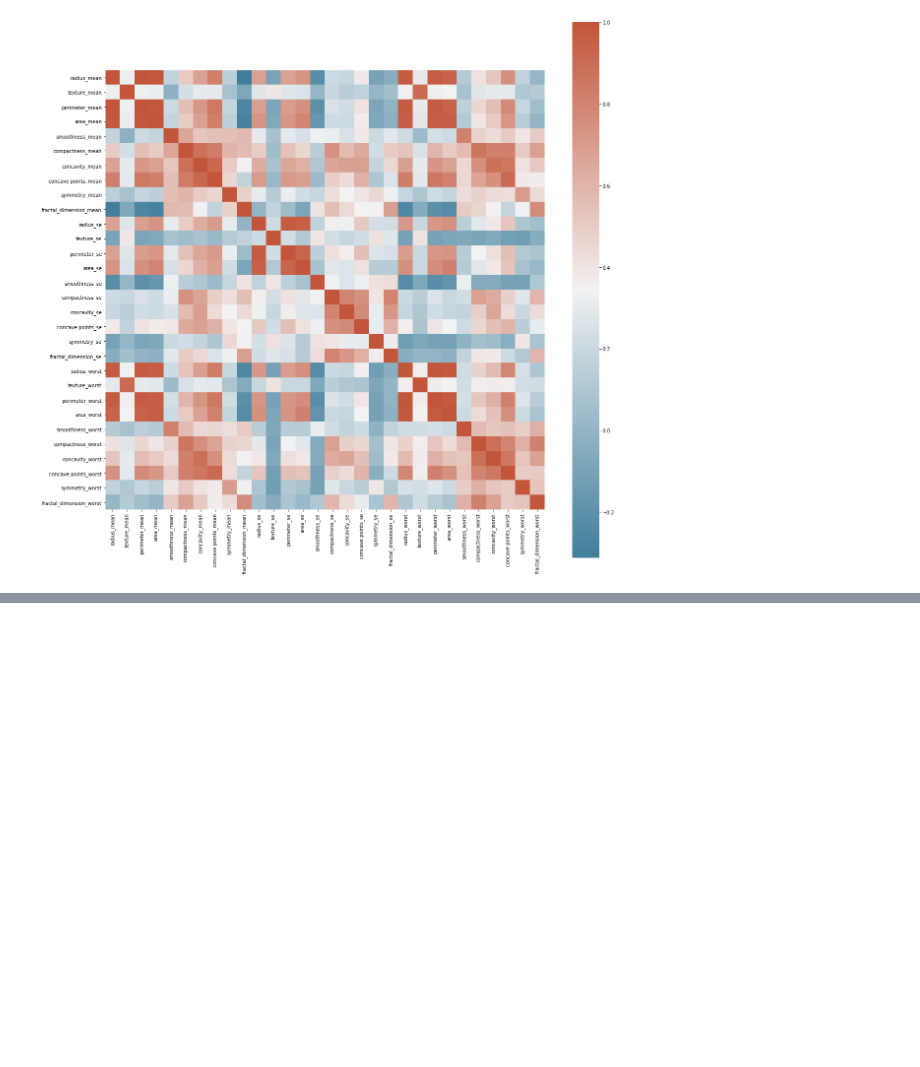
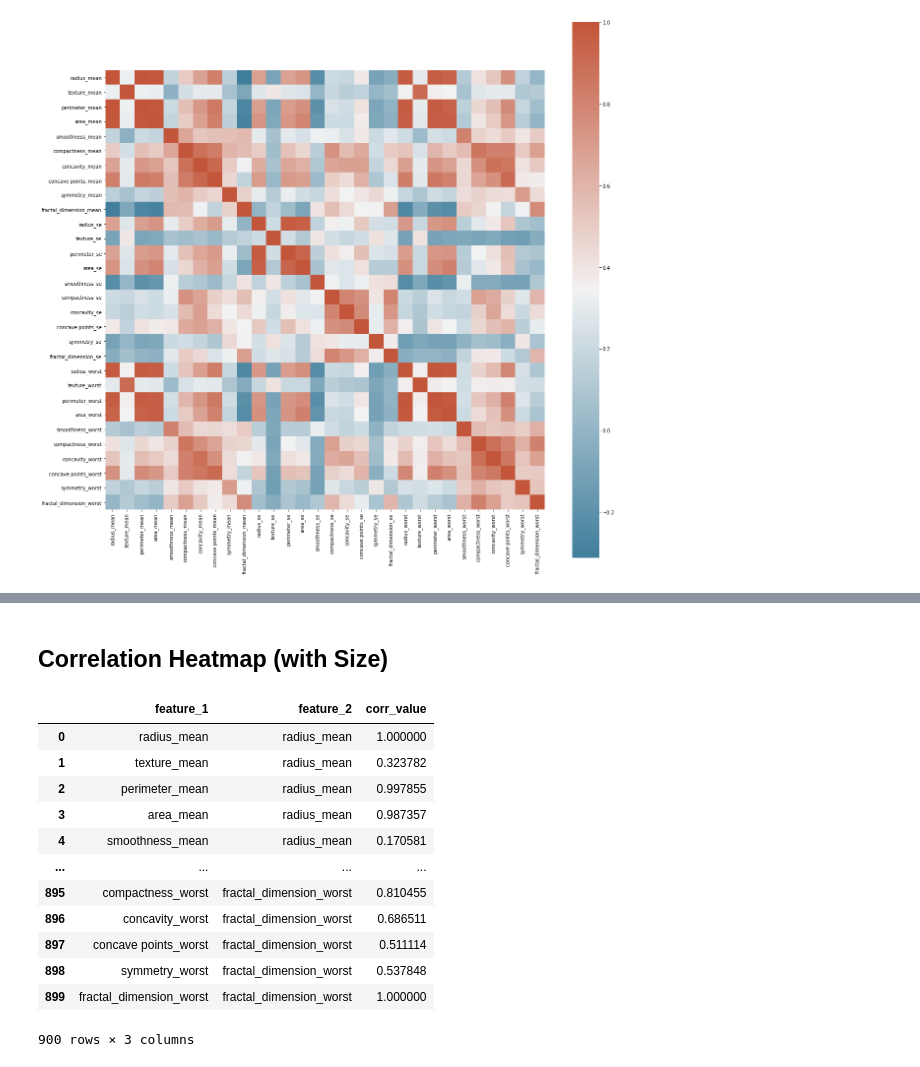
Before and after one commit to malthusohtj/breast_cancer_prediction, a Jupyter notebook: breast_cancer_pred.ipynb, the cells around one changed output, grey strips where cells are left out. Cells and saved outputs as stored; diff of their text form; code cells hidden in the pictures; blank space fills up the shorter version.

```diff
--- a/breast_cancer_pred.ipynb
+++ b/breast_cancer_pred.ipynb
@@ -288,0 +310,2 @@ We see very strong correlations between radius, perimeter, and area (for mean, s
+# %% [markdown]
+## Correlation Heatmap (with Size)
@@ -288,0 +340,21 @@ We see very strong correlations between radius, perimeter, and area (for mean, s
+# %%
+corr_copy = corr.copy()
+corr_copy = pd.melt(corr_copy.reset_index(), id_vars="index")
+
+corr_copy.columns = ['feature_1', 'feature_2', 'corr_value']
+
+corr_copy
+# %% [output]
+|  | feature_1 | feature_2 | corr_value |
+| 0 | radius_mean | radius_mean | 1.000000 |
+| 1 | texture_mean | radius_mean | 0.323782 |
+| 2 | perimeter_mean | radius_mean | 0.997855 |
+| 3 | area_mean | radius_mean | 0.987357 |
+| 4 | smoothness_mean | radius_mean | 0.170581 |
+| ... | ... | ... | ... |
+| 895 | compactness_worst | fractal_dimension_worst | 0.810455 |
+| 896 | concavity_worst | fractal_dimension_worst | 0.686511 |
+| 897 | concave points_worst | fractal_dimension_worst | 0.511114 |
+| 898 | symmetry_worst | fractal_dimension_worst | 0.537848 |
+| 899 | fractal_dimension_worst | fractal_dimension_worst | 1.000000 |
+900 rows × 3 columns
```
Also changed, not shown: parts of 6 cells of this notebook.
